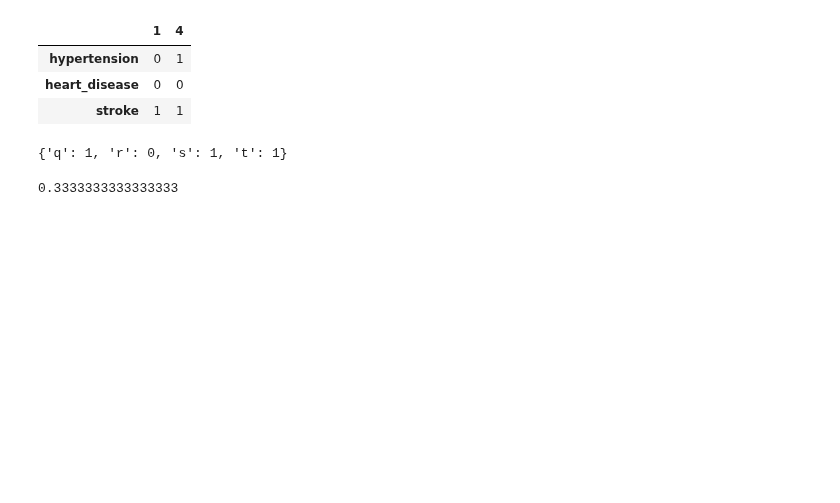
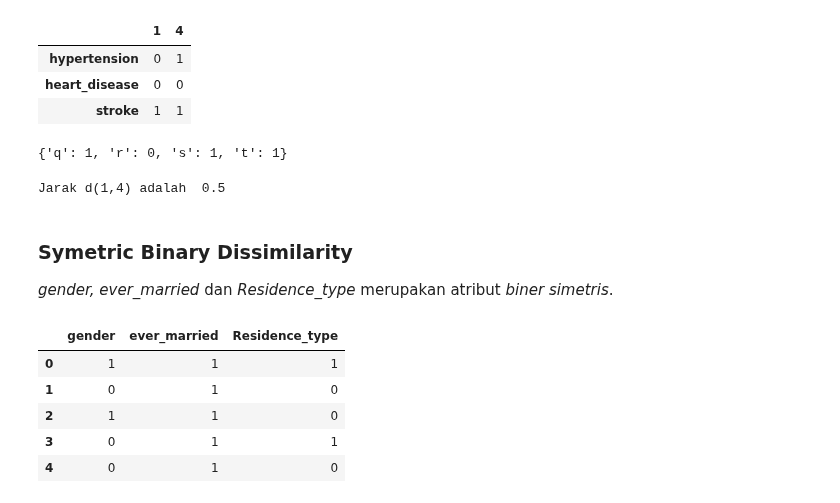
Before and after one commit to niniengC/datamining, a Jupyter notebook: _sources/notebooks.ipynb, the cells around one changed output. Drawn from its saved outputs; the diff is of its cells as text; code cells hidden in the pictures; blank space fills up the shorter version.

```diff
--- a/_sources/notebooks.ipynb
+++ b/_sources/notebooks.ipynb
@@ -313,8 +331,20 @@ c_d_1_4 = count_contingency_value(df_1_4, 1, 4)
 c_d_1_4
 # %% [output]
 {'q': 1, 'r': 0, 's': 1, 't': 1}
-# %%
-d_1_4 = measure_dissimilarity_binary_value_assymetric_distance(c_d_1_4)
-d_1_4
-# %% [output]
-0.3333333333333333
+# %%
+d_1_4 = measure_dissimilarity_binary_value_asymmetric_distance(c_d_1_4)
+print("Jarak d(1,4) adalah ",d_1_4)
+# %% [output]
+Jarak d(1,4) adalah  0.5
+# %% [markdown]
+### Symetric Binary Dissimilarity
+*gender, ever_married* dan *Residence_type* merupakan atribut *biner simetris*.
+# %%
+df[['gender', 'ever_married','Residence_type']].head(5)
+# %% [output]
+|  | gender | ever_married | Residence_type |
+| 0 | 1 | 1 | 1 |
+| 1 | 0 | 1 | 0 |
+| 2 | 1 | 1 | 0 |
+| 3 | 0 | 1 | 1 |
+| 4 | 0 | 1 | 0 |
```
Also changed, not shown: parts of 34 cells of this notebook, 38 other files.
